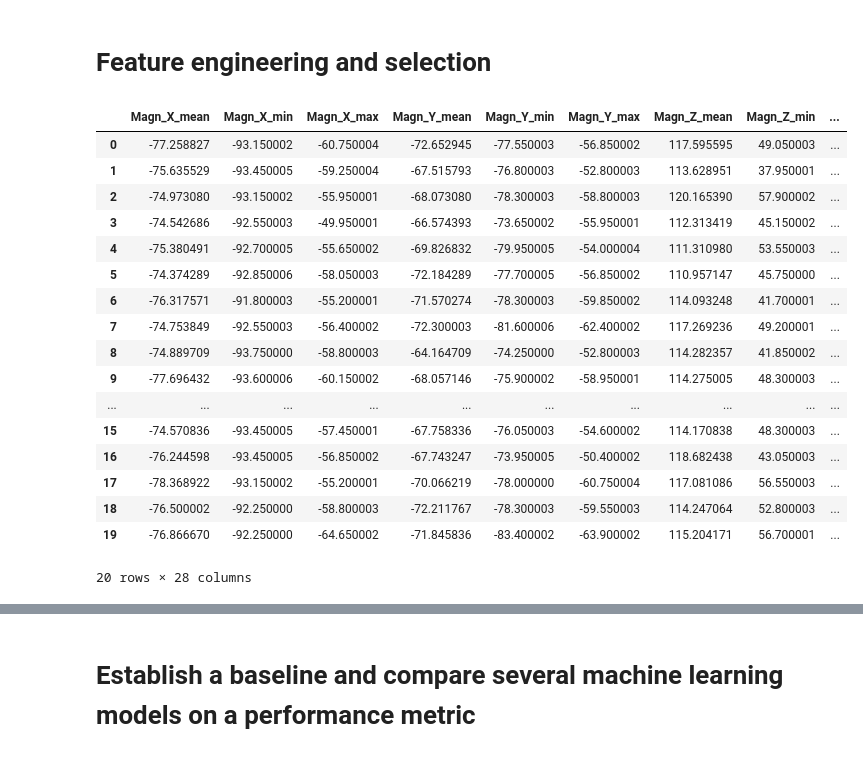
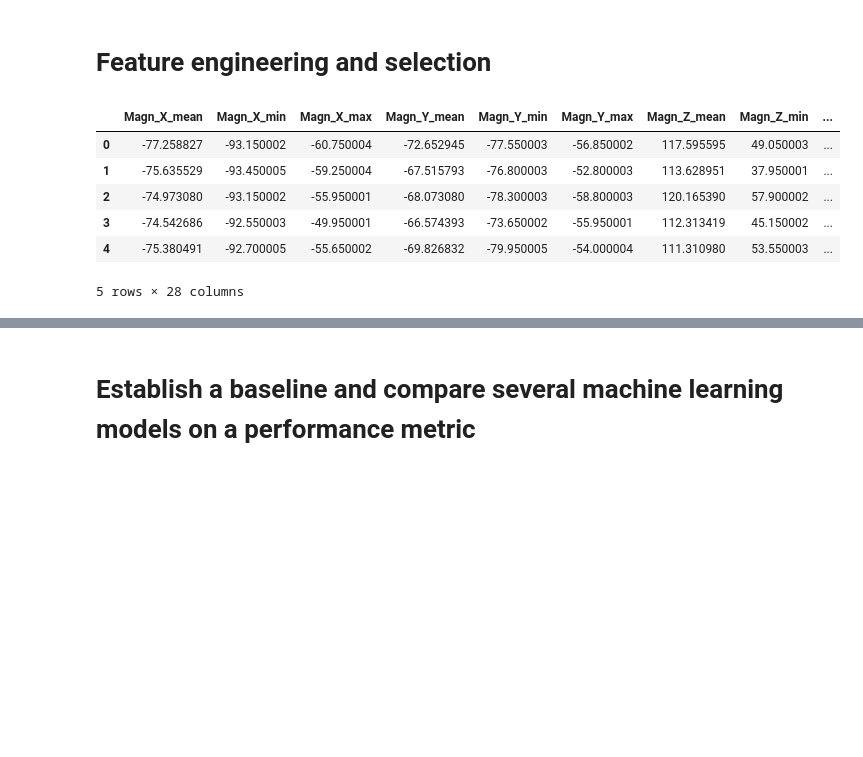
Before and after one commit to MarcSauer1986/Swim, a Jupyter notebook: notebooks/Swim_presentation.ipynb, the cells around one changed output, grey strips where cells are left out. Cells and saved outputs as stored; diff of their text form; code cells hidden in the pictures; blank space fills up the shorter version.

```diff
--- a/notebooks/Swim_presentation.ipynb
+++ b/notebooks/Swim_presentation.ipynb
@@ -477,26 +478,15 @@ pd.DataFrame(feature_df_clean).to_csv('/Users/marcsauer/PycharmProjects/Swim/dat
 # Read clean_data
 clean_data = pd.read_csv('/Users/marcsauer/PycharmProjects/Swim/data/clean_data.csv')
 # %%
-clean_data.head(20)
+clean_data.head(5)
 # %% [output]
 |  | Magn_X_mean | Magn_X_min | Magn_X_max | Magn_Y_mean | Magn_Y_min | Magn_Y_max | Magn_Z_mean | Magn_Z_min | ... |
 | 0 | -77.258827 | -93.150002 | -60.750004 | -72.652945 | -77.550003 | -56.850002 | 117.595595 | 49.050003 | ... |
 | 1 | -75.635529 | -93.450005 | -59.250004 | -67.515793 | -76.800003 | -52.800003 | 113.628951 | 37.950001 | ... |
 | 2 | -74.973080 | -93.150002 | -55.950001 | -68.073080 | -78.300003 | -58.800003 | 120.165390 | 57.900002 | ... |
 | 3 | -74.542686 | -92.550003 | -49.950001 | -66.574393 | -73.650002 | -55.950001 | 112.313419 | 45.150002 | ... |
 | 4 | -75.380491 | -92.700005 | -55.650002 | -69.826832 | -79.950005 | -54.000004 | 111.310980 | 53.550003 | ... |
-| 5 | -74.374289 | -92.850006 | -58.050003 | -72.184289 | -77.700005 | -56.850002 | 110.957147 | 45.750000 | ... |
-| 6 | -76.317571 | -91.800003 | -55.200001 | -71.570274 | -78.300003 | -59.850002 | 114.093248 | 41.700001 | ... |
-| 7 | -74.753849 | -92.550003 | -56.400002 | -72.300003 | -81.600006 | -62.400002 | 117.269236 | 49.200001 | ... |
-| 8 | -74.889709 | -93.750000 | -58.800003 | -64.164709 | -74.250000 | -52.800003 | 114.282357 | 41.850002 | ... |
-| 9 | -77.696432 | -93.600006 | -60.150002 | -68.057146 | -75.900002 | -58.950001 | 114.275005 | 48.300003 | ... |
-| ... | ... | ... | ... | ... | ... | ... | ... | ... | ... |
-| 15 | -74.570836 | -93.450005 | -57.450001 | -67.758336 | -76.050003 | -54.600002 | 114.170838 | 48.300003 | ... |
-| 16 | -76.244598 | -93.450005 | -56.850002 | -67.743247 | -73.950005 | -50.400002 | 118.682438 | 43.050003 | ... |
-| 17 | -78.368922 | -93.150002 | -55.200001 | -70.066219 | -78.000000 | -60.750004 | 117.081086 | 56.550003 | ... |
-| 18 | -76.500002 | -92.250000 | -58.800003 | -72.211767 | -78.300003 | -59.550003 | 114.247064 | 52.800003 | ... |
-| 19 | -76.866670 | -92.250000 | -64.650002 | -71.845836 | -83.400002 | -63.900002 | 115.204171 | 56.700001 | ... |
-20 rows × 28 columns
+5 rows × 28 columns
 # %%
 clean_data.info()
 # %% [output]
```
Also changed, not shown: parts of 12 cells of this notebook, 1 other file.
